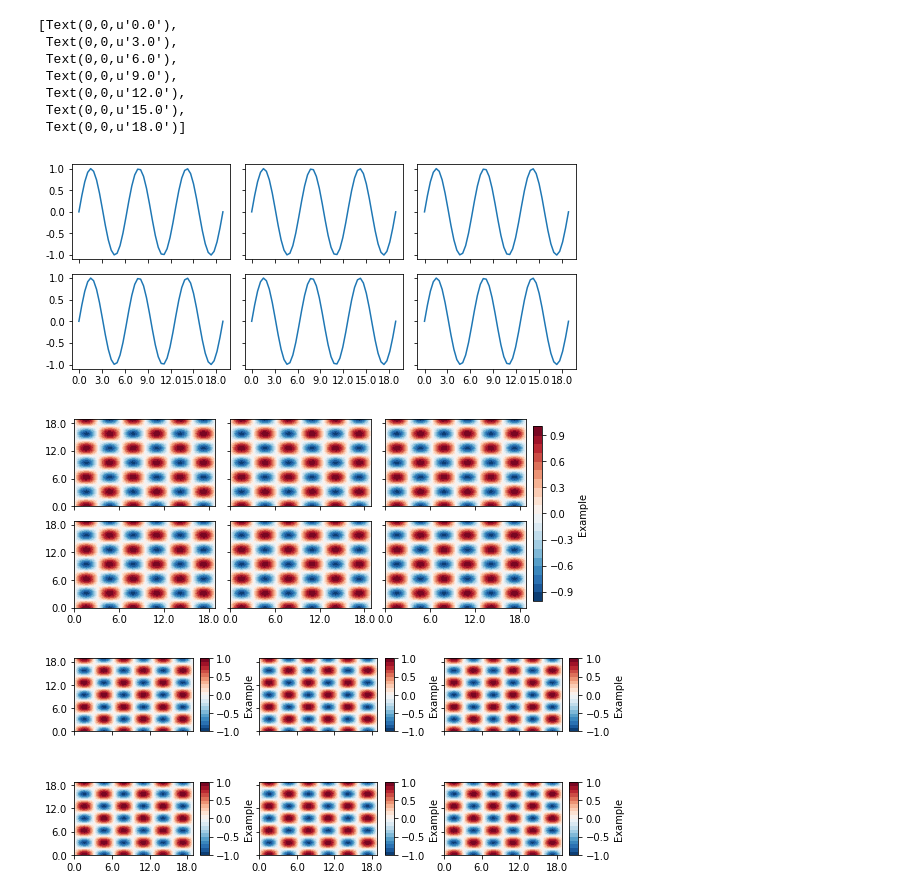
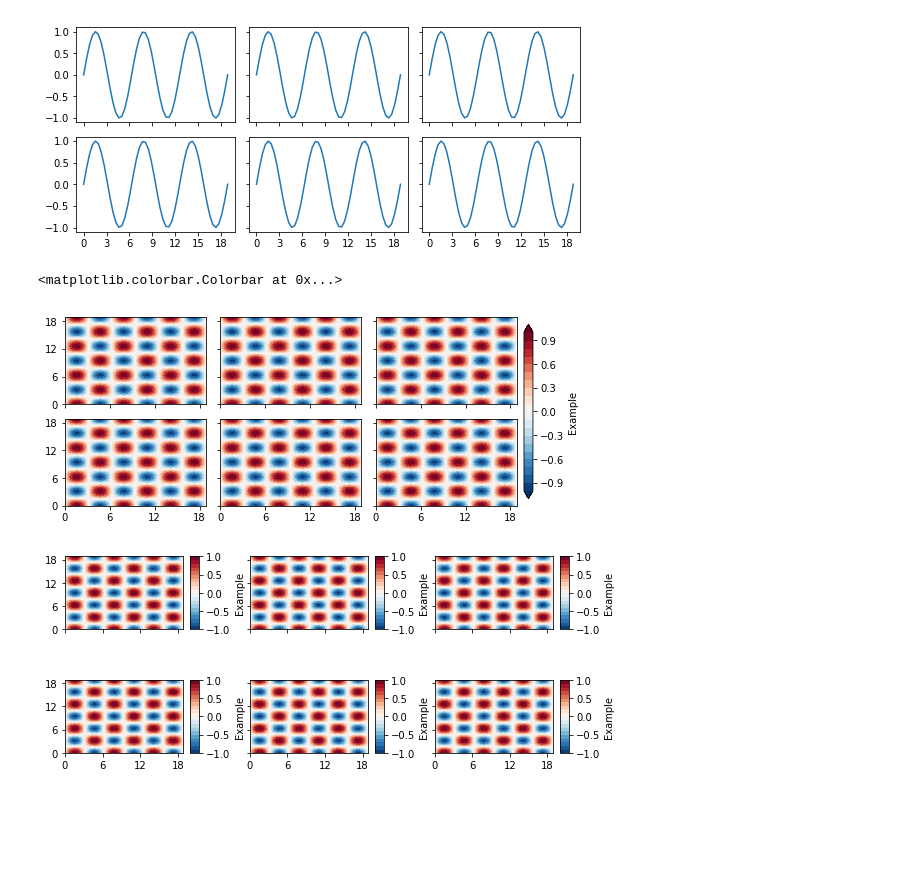
Before and after one commit to spencerkclark/faceted, a Jupyter notebook: facets/examples/examples.ipynb, the cells around one changed output. Saved outputs shown, nothing was run; the diff lists cells and outputs as text; code cells hidden in the pictures; blank space fills up the shorter version.

```diff
--- a/facets/examples/examples.ipynb
+++ b/facets/examples/examples.ipynb
@@ -19,62 +19,30 @@ for ax in axes:
     ax.plot(x, y)
     ax.set_yticks(np.arange(-1., 1.2, 0.5))
     ax.set_xticks(np.arange(0., 18.1, 3.))
-    ax.set_xticklabels([])
-    ax.set_yticklabels([])
-
-axes[0].set_yticklabels(np.arange(-1., 1.2, 0.5))
-axes[3].set_yticklabels(np.arange(-1., 1.2, 0.5))
-
-axes[3].set_xticklabels(np.arange(0., 18.1, 3.))
-axes[4].set_xticklabels(np.arange(0., 18.1, 3.))
-axes[5].set_xticklabels(np.arange(0., 18.1, 3.))
-
-# fig.savefig('basic-grid-example.pdf')
 # %% [output]
-[Text(0,0,u'0.0'),
- Text(0,0,u'3.0'),
- Text(0,0,u'6.0'),
- Text(0,0,u'9.0'),
- Text(0,0,u'12.0'),
- Text(0,0,u'15.0'),
- Text(0,0,u'18.0')]
-[figure, old version]
+[figure, new version]
 # %%
 fig, axes, cax = facets(
     2, 3, width=8.,
     internal_pad=0.2, top_pad=0.5,
     bottom_pad=0.5, left_pad=0.5, right_pad=1., cbar_mode='single',
     cbar_pad=0.1, cbar_short_side_pad=0.1, cbar_location='right')
 
 x = np.linspace(0., 6. * np.pi)
 y = np.linspace(0., 6. * np.pi)
 xg, yg = np.meshgrid(x, y)
 z = np.sin(xg) * np.cos(yg)
 levels = np.arange(-1., 1.05, 0.1)
 
 for ax in axes:
-    ax.contourf(x, y, z, levels=levels, cmap='RdBu_r')
+    c = ax.contourf(x, y, z, levels=levels, cmap='RdBu_r', extend='both')
     ax.set_yticks(np.arange(0., 18.1, 6.))
     ax.set_xticks(np.arange(0., 18.1, 6.))
-    ax.set_xticklabels([])
-    ax.set_yticklabels([])
 
-axes[0].set_yticklabels(np.arange(0., 18.1, 6.))
-axes[3].set_yticklabels(np.arange(0., 18.1, 6.))
-
-axes[3].set_xticklabels(np.arange(0., 18.1, 6.))
-axes[4].set_xticklabels(np.arange(0., 18.1, 6.))
-axes[5].set_xticklabels(np.arange(0., 18.1, 6.))
-
-cmap = mpl.cm.RdBu_r
-cbar = mpl.colorbar.ColorbarBase(cax, cmap=cmap,
-                                 boundaries=levels,
-                                 orientation='vertical')
-cbar.set_label('Example')
-
-# fig.savefig('colorbar-grid-example.pdf')
+plt.colorbar(c, cax=cax, label='Example')
 # %% [output]
+<matplotlib.colorbar.Colorbar at 0x...>
-[figure, old version]
+[figure, new version]
 # %%
 fig, axes, caxes = facets(
     2, 3, width=8.,
@@ -88,31 +56,14 @@ xg, yg = np.meshgrid(x, y)
 z = np.sin(xg) * np.cos(yg)
 levels = np.arange(-1., 1.05, 0.1)
 
-for ax in axes:
-    ax.contourf(x, y, z, levels=levels, cmap='RdBu_r')
+for ax, cax in zip(axes, caxes):
+    c = ax.contourf(x, y, z, levels=levels, cmap='RdBu_r')
     ax.set_yticks(np.arange(0., 18.1, 6.))
     ax.set_xticks(np.arange(0., 18.1, 6.))
-    ax.set_xticklabels([])
-    ax.set_yticklabels([])
-
-axes[0].set_yticklabels(np.arange(0., 18.1, 6.))
-axes[3].set_yticklabels(np.arange(0., 18.1, 6.))
-
-axes[3].set_xticklabels(np.arange(0., 18.1, 6.))
-axes[4].set_xticklabels(np.arange(0., 18.1, 6.))
-axes[5].set_xticklabels(np.arange(0., 18.1, 6.))
-
-for cax in caxes:
-    cmap = mpl.cm.RdBu_r
-    cbar = mpl.colorbar.ColorbarBase(cax, cmap=cmap,
-                                     boundaries=levels,
-                                     orientation='vertical')
-    cbar.set_label('Example')
-    cbar.set_ticks(np.arange(-1., 1.01, 0.5))
-
-# fig.savefig('multi-colorbar-grid-example.pdf')
+    plt.colorbar(c, cax=cax, label='Example', orientation='vertical',
+                 ticks=np.arange(-1., 1.01, 0.5))
 # %% [output]
-[figure, old version]
+[figure, new version]
 # %%
 fig, axes, caxes = facets(
     2, 3, width=8.,
```
Also changed, not shown: parts of 1 cell of this notebook, 2 other files.
